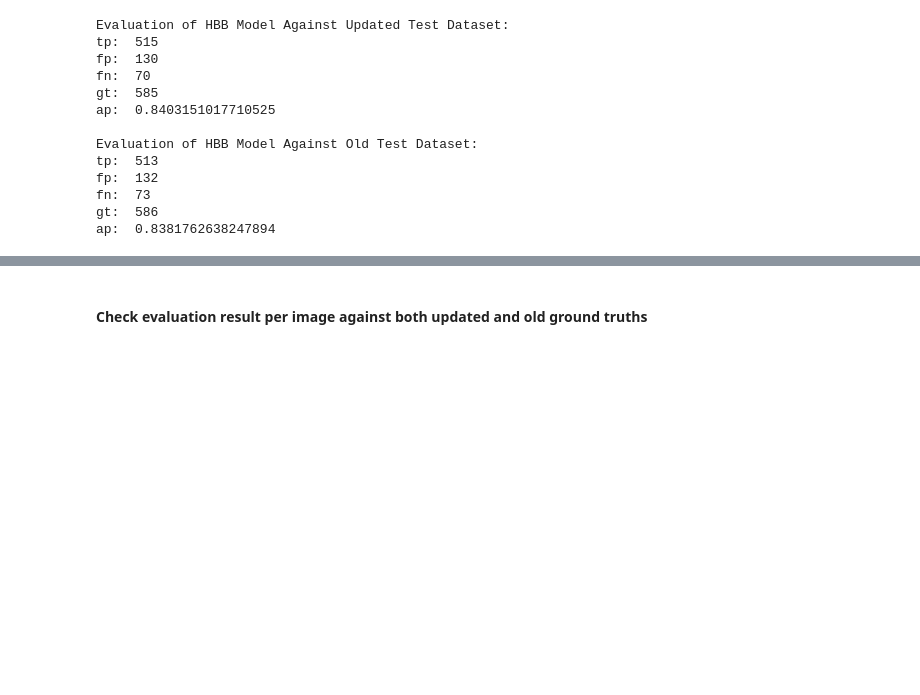
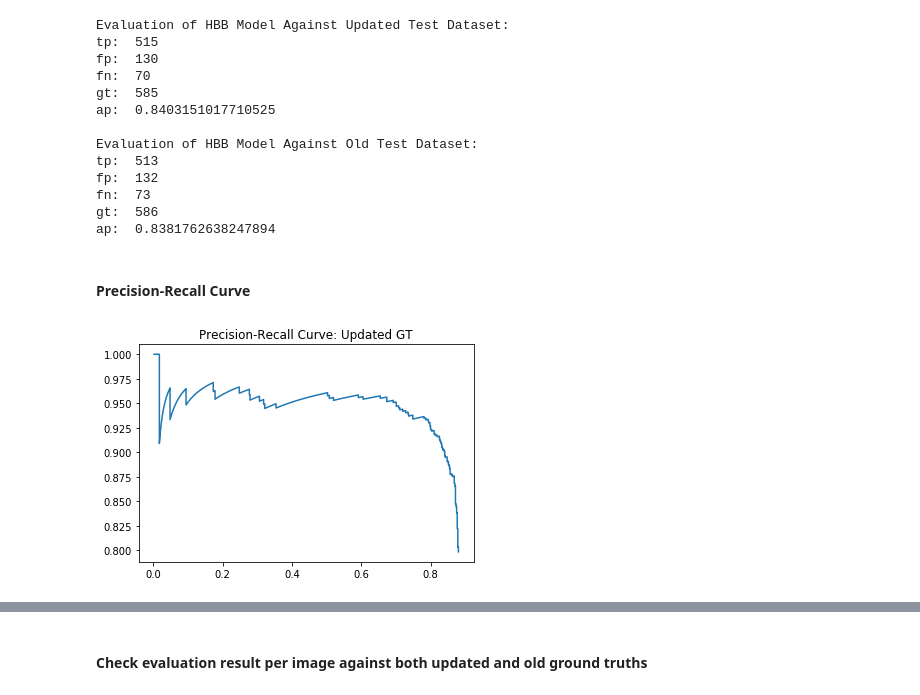
Before and after one commit to minhajul-arifin-badhon/thesis-codes, a Jupyter notebook: Evaluate HBB v1 Model (Trained on old dataset).ipynb, the cells around one changed output, grey strips where cells are left out. Saved outputs shown, nothing was run; the diff lists cells and outputs as text; code cells hidden in the pictures; blank space fills up the shorter version.

Commit message:
1. Drawing precision-recall curve

```diff
--- a/Evaluate HBB v1 Model (Trained on old dataset).ipynb
+++ b/Evaluate HBB v1 Model (Trained on old dataset).ipynb
@@ -76,3 +76,9 @@ fp:  132
 fn:  73
 gt:  586
 ap:  0.8381762638247894
+# %% [markdown]
+#### Precision-Recall Curve
+# %%
+utils.draw_plot_xy(eval_res['rec'], eval_res['prec'], "Precision-Recall Curve: Updated GT")
+# %% [output]
+[figure, added]
```
Also changed, not shown: parts of 6 cells of this notebook, 2 other files.
